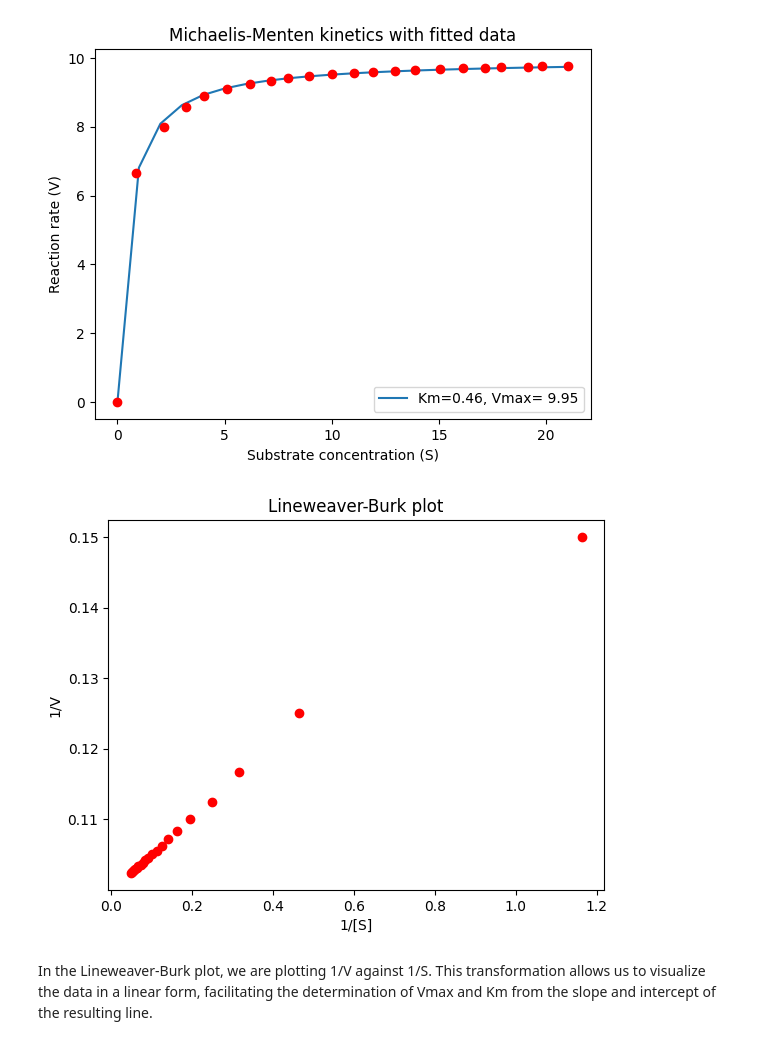
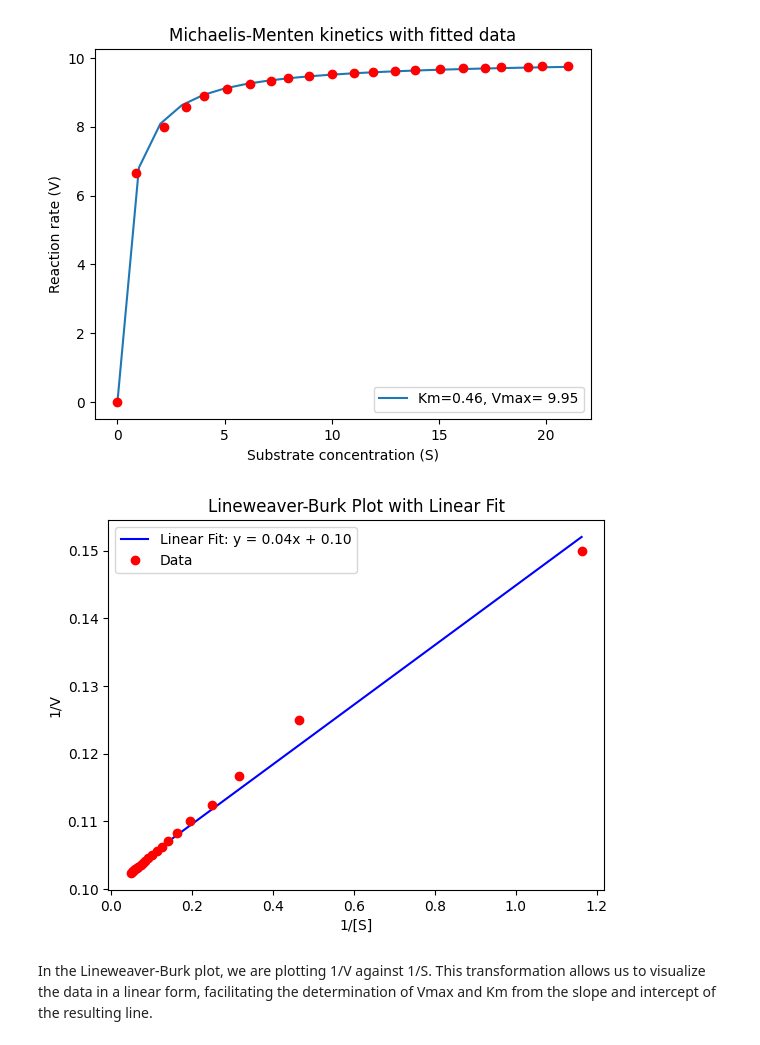
Before and after one commit to sachagijsbers/comp_bio, a Jupyter notebook: lawofmass.ipynb, the cells around one changed output. Drawn from its saved outputs; the diff is of its cells as text; code cells hidden in the pictures.

```diff
--- a/lawofmass.ipynb
+++ b/lawofmass.ipynb
@@ -91,14 +91,24 @@ plt.show()
 # %%
 S_data_array = np.array(S_data)[1:]
 V_data_array = np.array(V_data)[1:]
 
-plt.plot(1/S_data_array, 1/V_data_array, 'ro')
+# Calculate reciprocals
+reciprocal_S = 1 / S_data_array
+reciprocal_V = 1 / V_data_array
+
+# Fit a linear least squares line
+slope, intercept = np.polyfit(reciprocal_S, reciprocal_V, 1)
+
+# Plot the Lineweaver-Burk plot with the linear fit
+plt.plot(reciprocal_S, slope * reciprocal_S + intercept, 'b-', label='Linear Fit: y = {:.2f}x + {:.2f}'.format(slope, intercept) )
+plt.plot(reciprocal_S, reciprocal_V, 'ro', label='Data')
 plt.xlabel('1/[S]')
 plt.ylabel('1/V')
-plt.title('Lineweaver-Burk plot')
+plt.title('Lineweaver-Burk Plot with Linear Fit')
+plt.legend()
 plt.show()
 # %% [output]
-[figure, old version]
+[figure, new version]
 # %% [markdown]
 In the Lineweaver-Burk plot, we are plotting 1/V against 1/S. This transformation allows us to visualize the data in a linear form, facilitating the determination of Vmax and Km from the slope and intercept of the resulting line.
 # %%
```
